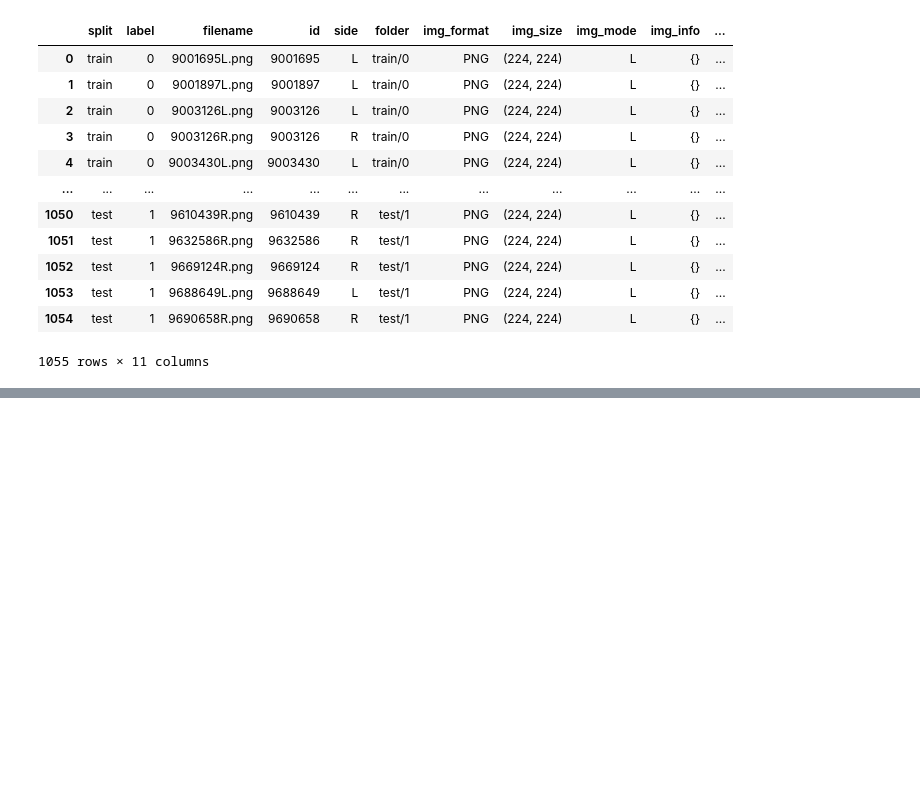
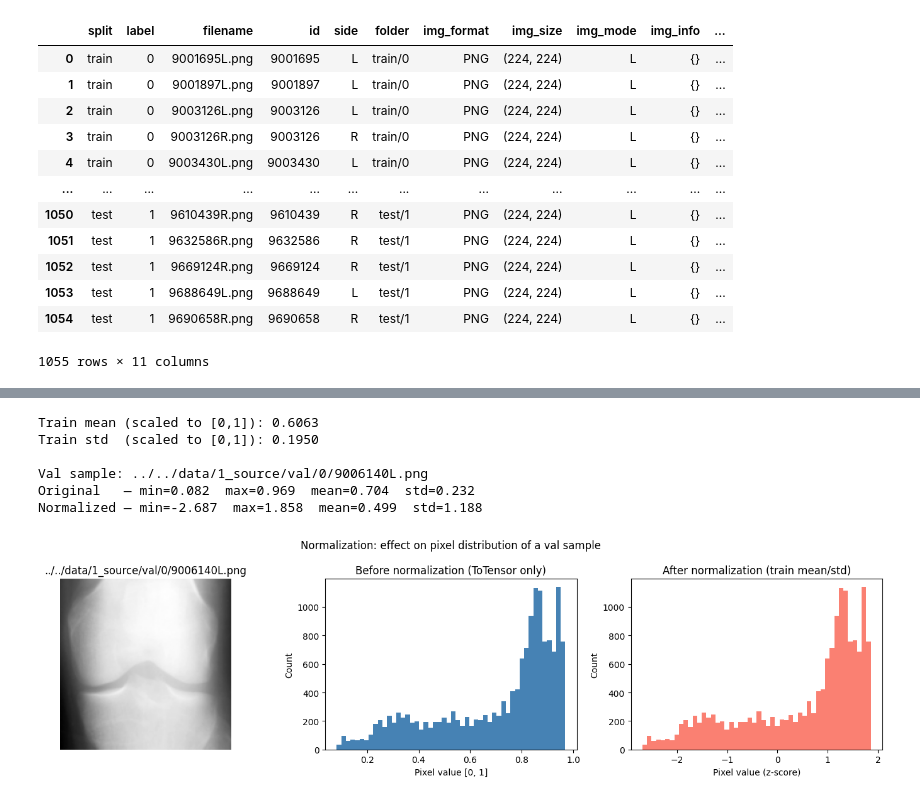
Before and after one commit to cornelka/ugentAI_kneeOA, a Jupyter notebook: notebooks/1_preprocessing/preprocessing.ipynb, the cells around one changed output, grey strips where cells are left out. Saved outputs shown, nothing was run; the diff lists cells and outputs as text; code cells hidden in the pictures; blank space fills up the shorter version.

```diff
--- a/notebooks/1_preprocessing/preprocessing.ipynb
+++ b/notebooks/1_preprocessing/preprocessing.ipynb
@@ -450,0 +401,53 @@ aug_images_df.head()
+# %%
+from pipeline_helper import MyToTensor, MyPreprocess
+
+# Compute exact train mean/std from already-gathered pixel sums (avoids re-scanning)
+train_rows = images_stats_df[images_stats_df["split"] == "train"]
+n = train_rows["pixel_count"].sum()
+train_mean_255 = train_rows["pixel_sum"].sum() / n
+train_std_255 = np.sqrt(train_rows["pixel_sq_sum"].sum() / n - train_mean_255**2)
+
+train_mean = float(train_mean_255 / 255.0)
+train_std = float(train_std_255 / 255.0)
+print(f"Train mean (scaled to [0,1]): {train_mean:.4f}")
+print(f"Train std  (scaled to [0,1]): {train_std:.4f}")
+
+
+# Test on one validation sample — show pixel distributions before and after normalization
+sample_path = src_path + "/val/0/9006140L.png"
+
+with Image.open(sample_path) as im:
+    original_t = MyToTensor(im)
+    normalized_t = MyPreprocess(im)
+
+print("\nVal sample: " + sample_path)
+print(
+    f"Original   — min={original_t.min():.3f}  max={original_t.max():.3f}  mean={original_t.mean():.3f}  std={original_t.std():.3f}"
+)
+print(
+    f"Normalized — min={normalized_t.min():.3f}  max={normalized_t.max():.3f}  mean={normalized_t.mean():.3f}  std={normalized_t.std():.3f}"
+)
+
+fig, axes = plt.subplots(1, 3, figsize=(14, 4))
+axes[0].imshow(original_t.squeeze(), cmap="gray")
+axes[0].set_title(sample_path)
+axes[0].axis("off")
+axes[1].hist(original_t.numpy().flatten(), bins=50, color="steelblue")
+axes[1].set_title("Before normalization (ToTensor only)")
+axes[1].set_xlabel("Pixel value [0, 1]")
+axes[1].set_ylabel("Count")
+axes[2].hist(normalized_t.numpy().flatten(), bins=50, color="salmon")
+axes[2].set_title("After normalization (train mean/std)")
+axes[2].set_xlabel("Pixel value (z-score)")
+axes[2].set_ylabel("Count")
+plt.suptitle("Normalization: effect on pixel distribution of a val sample")
+plt.tight_layout()
+plt.show()
+# %% [output]
+Train mean (scaled to [0,1]): 0.6063
+Train std  (scaled to [0,1]): 0.1950
+
+Val sample: ../../data/1_source/val/0/9006140L.png
+Original   — min=0.082  max=0.969  mean=0.704  std=0.232
+Normalized — min=-2.687  max=1.858  mean=0.499  std=1.188
+[figure, added]
```
Also changed, not shown: parts of 35 cells of this notebook, 2 other files.
